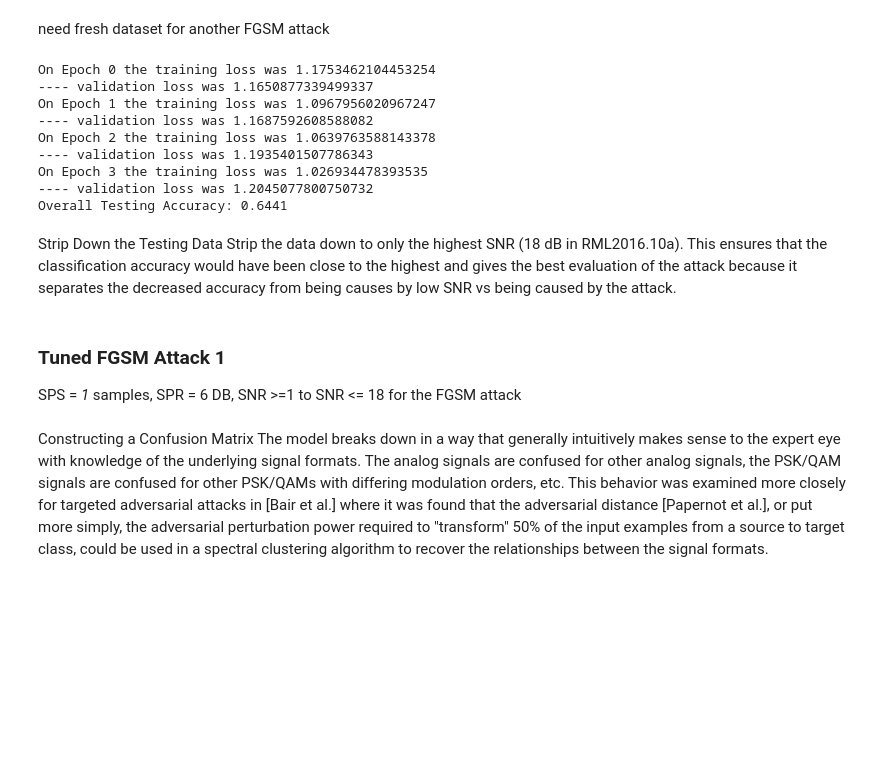
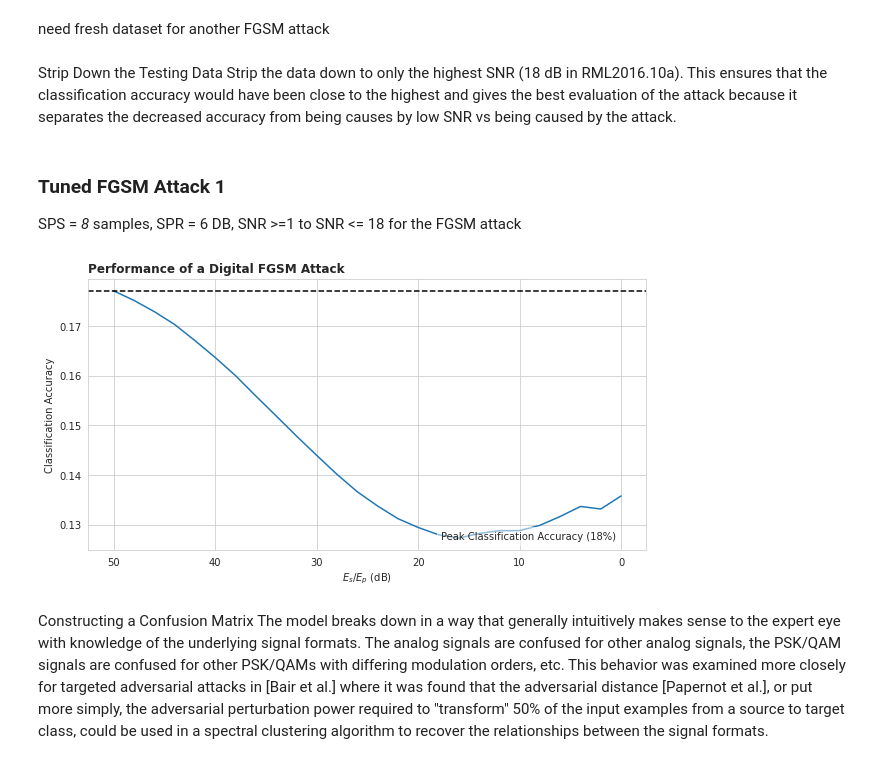
Before and after one commit to ongtiongheng/rfml, a Jupyter notebook: flower_different_attacks_PGD_FGSM_with_CLDNN_CNN+GRU+MLP.ipynb, the cells around one changed output. Drawn from its saved outputs; the diff is of its cells as text; code cells hidden in the pictures; blank space fills up the shorter version.

```diff
--- a/flower_different_attacks_PGD_FGSM_with_CLDNN_CNN+GRU+MLP.ipynb
+++ b/flower_different_attacks_PGD_FGSM_with_CLDNN_CNN+GRU+MLP.ipynb
@@ -718,25 +725,15 @@ need fresh dataset for another FGSM attack
 # %%
 # train, test, val, le = build_dataset("RML2016.10a", path=data_path)
 # as_numpy returns x,y and x is shape BxCxIQxN
-input_samples = val.as_numpy(le=le)[0].shape[3]
+#input_samples = val.as_numpy(le=le)[0].shape[3]
 #model = build_model(model_name="CLDNN", input_samples=input_samples, n_classes=len(le)) # ?USE BACK above myCNN model
 # trainer = build_trainer(strategy="standard", max_epochs=3, gpu=gpu)
 # trainer.register_listener(PrintingTrainingListener())
-trainer = MyTrainingStrategy(gpu=gpu)
-trainer(model=model, training=train, validation=val, le=le)
-acc = compute_accuracy(model=model, data=test, le=le)
+#trainer = MyTrainingStrategy(gpu=gpu)
+#trainer(model=model, training=train, validation=val, le=le)
+#acc = compute_accuracy(model=model, data=test, le=le)
 
-print("Overall Testing Accuracy: {:.4f}".format(acc))
+#print("Overall Testing Accuracy: {:.4f}".format(acc))
-# %% [output]
-On Epoch 0 the training loss was 1.1753462104453254
----- validation loss was 1.1650877339499337
-On Epoch 1 the training loss was 1.0967956020967247
----- validation loss was 1.1687592608588082
-On Epoch 2 the training loss was 1.0639763588143378
----- validation loss was 1.1935401507786343
-On Epoch 3 the training loss was 1.026934478393535
----- validation loss was 1.2045077800750732
-Overall Testing Accuracy: 0.6441
 # %% [markdown]
 Strip Down the Testing Data
 Strip the data down to only the highest SNR (18 dB in RML2016.10a). This ensures that the classification accuracy would have been close to the highest and gives the best evaluation of the attack because it separates the decreased accuracy from being causes by low SNR vs being caused by the attack.
@@ -746,12 +743,12 @@ dl = DataLoader(test.as_torch(le=le, mask=mask), shuffle=True, batch_size=512)
 spr = 6  # Signal to Pertubation raito in dB
 # %% [markdown]
 ### Tuned FGSM Attack 1
-SPS = *1* samples, SPR = 6 DB, SNR >=1 to SNR <= 18 for the FGSM attack
+SPS = *8* samples, SPR = 6 DB, SNR >=1 to SNR <= 18 for the FGSM attack
 # %%
 # Ensure that the model is in "evaluation" mode
 # -- Therefore batch normalization is not computed and dropout is not performed
 # -- Note: This is the cause of a lot of bugs
-torch.backends.cudnn.enabled = False
+#torch.backends.cudnn.enabled = False
 
 acc_vs_spr = list()
 sprs = list()
@@ -759,34 +756,36 @@ sprs = list()
 for spr in np.linspace(50.0, 0.0, num=26):
     right = 0
     total = 0
 
     for x, y in dl:
         # Before crafting an attack on X, ensure that it is normalized to have a
         # specified power -- RML2016.10a fluctuates a bit, especially on AM-SSB,
         # which will cause the attack intensity to be incorrect.
         x = _normalize(x)
-        adv_x = fgsm(x, y, spr=spr, input_size=input_samples, sps=1, net=model)
+        adv_x = fgsm(x, y, spr=spr, input_size=128, sps=8, net=model)
 
         # Ensure that we've accurately represented the attack power
         #_sanity_check(desired_spr=spr, adv_x=adv_x, x=x)
 
         predictions = model.predict(adv_x)
         right += (predictions == y).sum().item()
         total += len(y)
 
     acc = float(right) / total
     acc_vs_spr.append(acc)
     sprs.append(spr)
 
 fig = plot_acc_vs_spr(acc_vs_spr=acc_vs_spr,
                       spr=sprs,
                       title="Performance of a Digital FGSM Attack"
                      )
 if fig_dir is not None:
     file_path = "{fig_dir}/direct_access_fgsm.pdf".format(fig_dir=fig_dir)
     print("Saving Figure -> {file_path}".format(file_path=file_path))
     fig.savefig(file_path, format="pdf", transparent=True)
 plt.show()
+# %% [output]
+[figure, added]
 # %% [markdown]
 Constructing a Confusion Matrix
 The model breaks down in a way that generally intuitively makes sense to the expert eye with knowledge of the underlying signal formats. The analog signals are confused for other analog signals, the PSK/QAM signals are confused for other PSK/QAMs with differing modulation orders, etc. This behavior was examined more closely for targeted adversarial attacks in [Bair et al.] where it was found that the adversarial distance [Papernot et al.], or put more simply, the adversarial perturbation power required to "transform" 50% of the input examples from a source to target class, could be used in a spectral clustering algorithm to recover the relationships between the signal formats.
```
Also changed, not shown: parts of 21 cells of this notebook.
